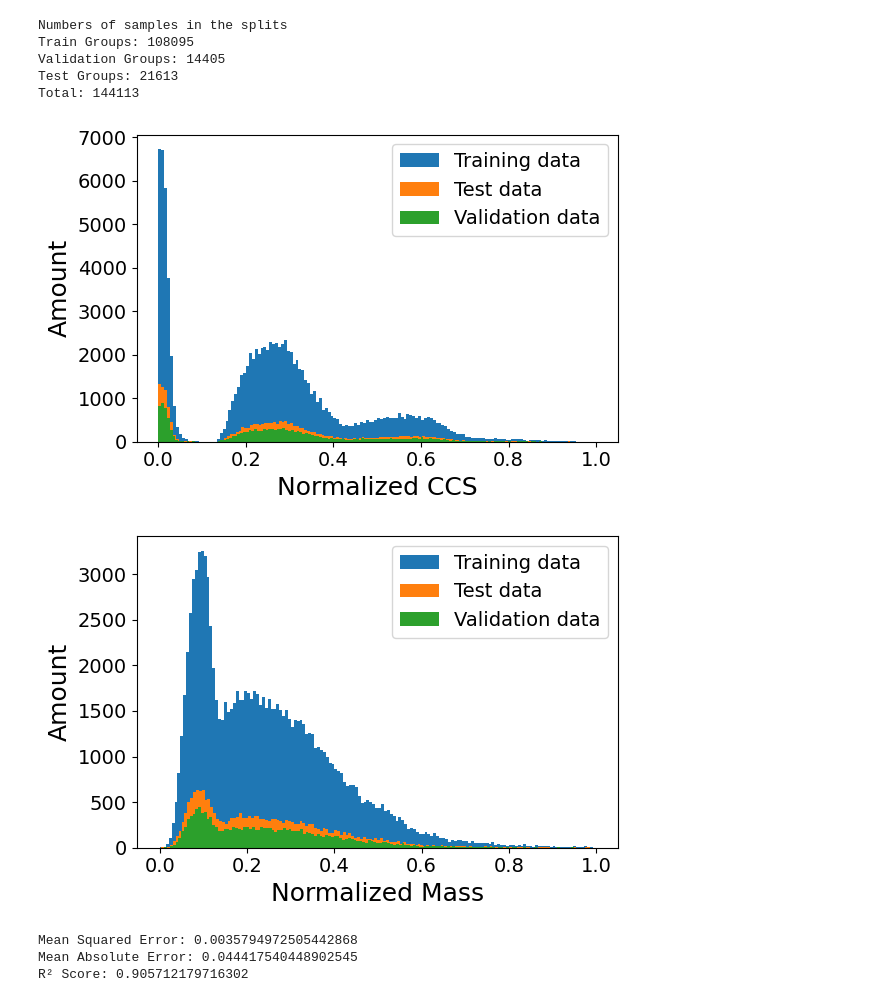
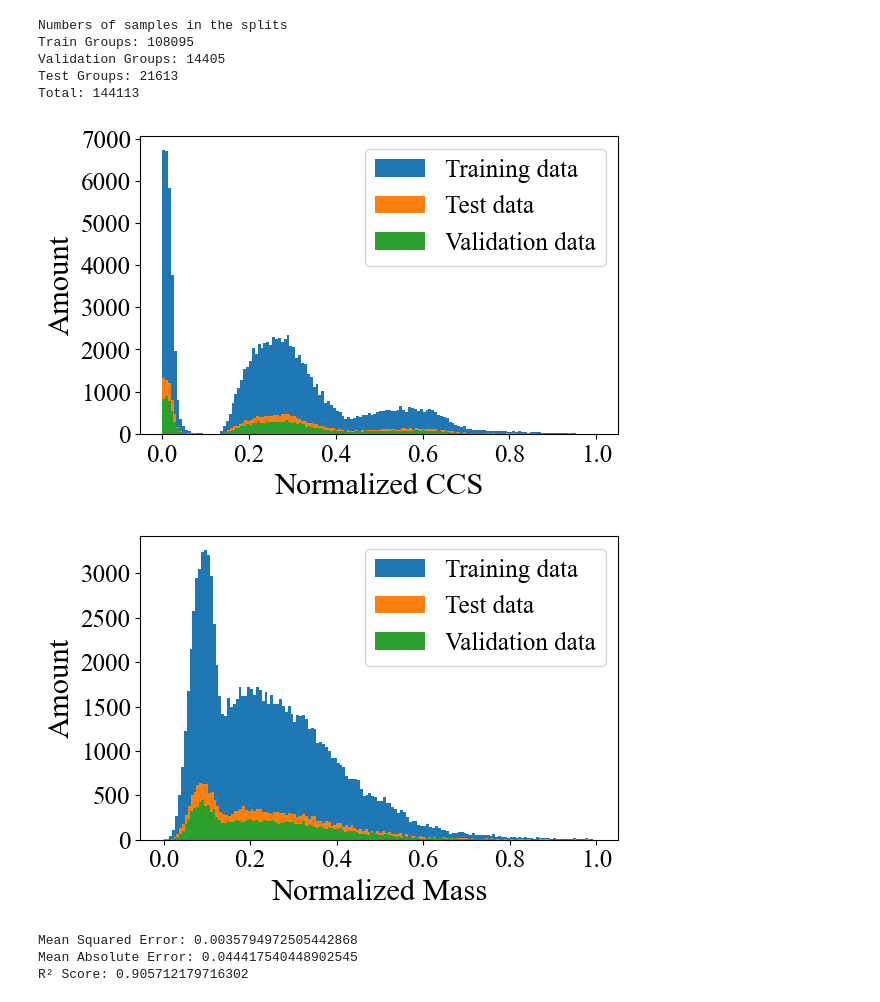
Before and after one commit to PaulSchwarze/PBL_Ion_Mobility, a Jupyter notebook: RandomForest_finalWithFunktion.ipynb, the cells around one changed output. Drawn from its saved outputs; the diff is of its cells as text; code cells hidden in the pictures.

Commit message:
adjustment of figures

```diff
--- a/RandomForest_finalWithFunktion.ipynb
+++ b/RandomForest_finalWithFunktion.ipynb
@@ -22,6 +22,10 @@ Total: 144113
 # %%
 # plot distribution of CCS
 import matplotlib.pyplot as plt
+plt.rcParams['font.family'] = 'serif'  # Use 'serif' family for Times New Roman compatibility
+plt.rcParams['font.serif'] = ['Times New Roman']  # Specify Times New Roman as the serif font
+
+
 plt.figure(figsize=(6, 4))
 
 plt.hist(y_train, label="Training data", bins=150)
@@ -29,33 +33,33 @@ plt.hist(y_test, label= "Test data", bins=150)
 plt.hist(y_val, label= "Validation data", bins=150)
 
 #plt.title("Distribution of the splitted dataset", fontsize=18)
-plt.ylabel("Amount",fontsize=18)
-plt.xlabel("Normalized CCS", fontsize=18)
-plt.legend(fontsize=14)
-plt.xticks(fontsize=14)
-plt.yticks(fontsize=14)
+plt.ylabel("Amount",fontsize=22)
+plt.xlabel("Normalized CCS", fontsize=22)
+plt.legend(fontsize=18)
+plt.xticks(fontsize=18)
+plt.yticks(fontsize=18)
 plt.tight_layout()
 plt.savefig("Normalized CCS.png", dpi=300)
 plt.show()
 # %% [output]
-[figure, old version]
+[figure, new version]
 # %%
 # plot distribution of Mass
 plt.figure(figsize=(6, 4))
 plt.hist(X_train["Mass"], label="Training data", bins=150)
 plt.hist(X_test["Mass"], label= "Test data", bins=150)
 plt.hist(X_val["Mass"], label= "Validation data", bins=150)
 #plt.title("Distribution of the splitted dataset", fontsize=18)
-plt.ylabel("Amount",fontsize=18)
-plt.xlabel("Normalized Mass", fontsize=18)
-plt.legend(fontsize=14)
-plt.xticks(fontsize=14)
-plt.yticks(fontsize=14)
+plt.ylabel("Amount",fontsize=22)
+plt.xlabel("Normalized Mass", fontsize=22)
+plt.legend(fontsize=18)
+plt.xticks(fontsize=18)
+plt.yticks(fontsize=18)
 plt.tight_layout()
 plt.savefig("Normalized Mass.png", dpi=300)
 plt.show()
 # %% [output]
-[figure, old version]
+[figure, new version]
 # %%
 # Model for baseline prediction with Charge
 # train first model
```
Also changed, not shown: parts of 5 cells of this notebook.
